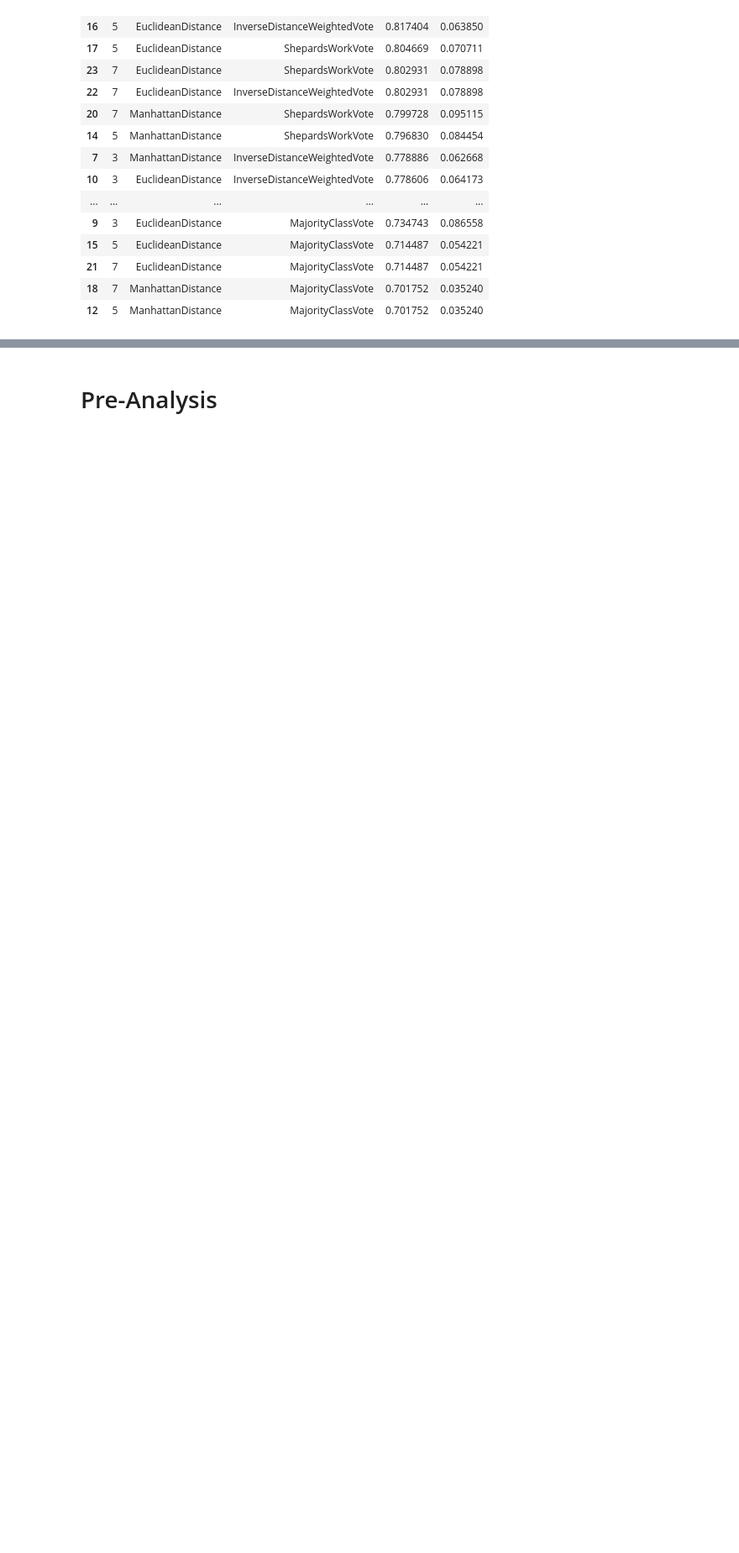
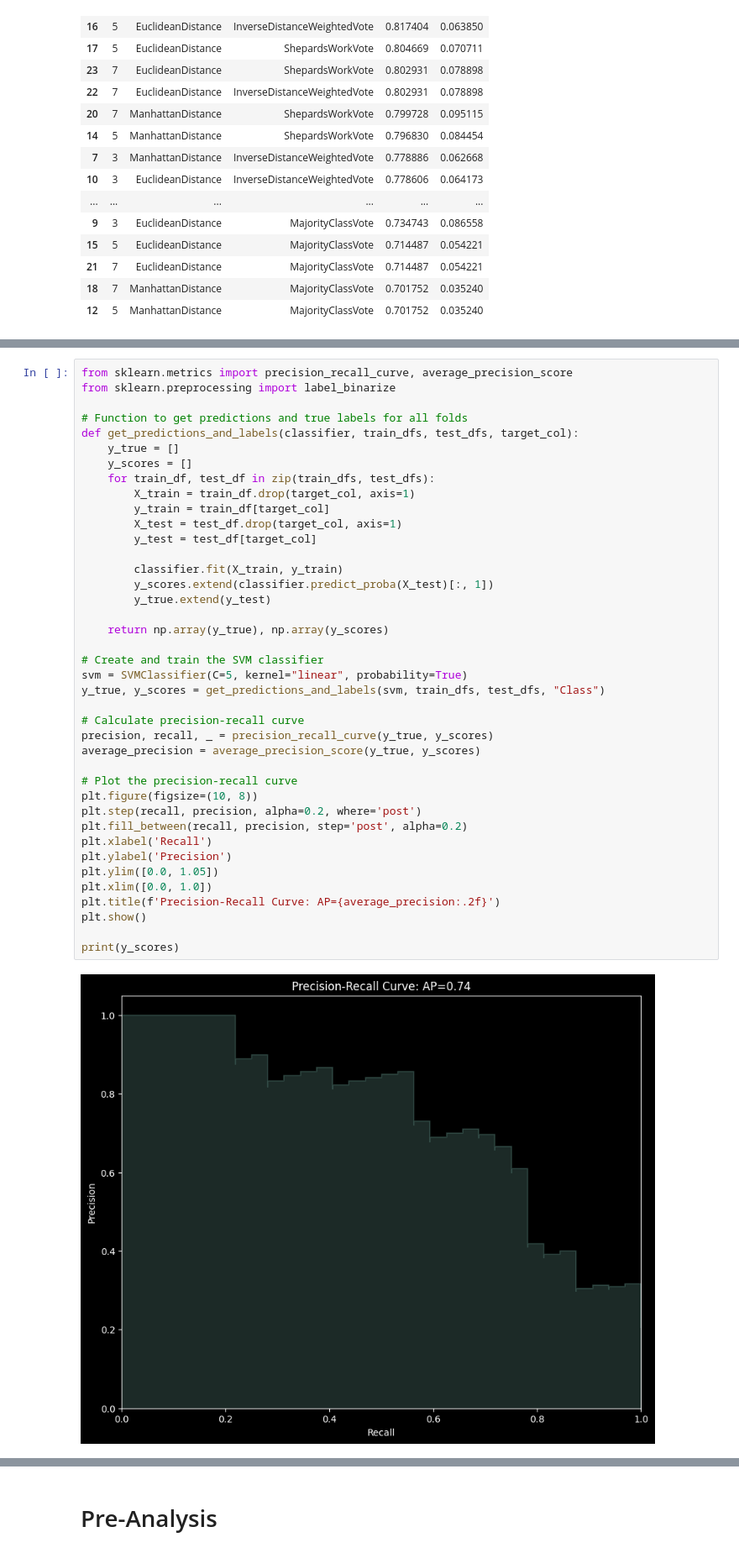
Before and after one commit to ZachParent/mai-intro-to-machine-learning, a Jupyter notebook: work2/hepatitis.ipynb, the cells around one changed output, grey strips where cells are left out. Shown at 84% size. Drawn from its saved outputs; the diff is of its cells as text; blank space fills up the shorter version.

```diff
--- a/work2/hepatitis.ipynb
+++ b/work2/hepatitis.ipynb
@@ -255,0 +256,42 @@ Specificity: 0.8768115942028986
+# %%
+from sklearn.metrics import precision_recall_curve, average_precision_score
+from sklearn.preprocessing import label_binarize
+
+# Function to get predictions and true labels for all folds
+def get_predictions_and_labels(classifier, train_dfs, test_dfs, target_col):
+    y_true = []
+    y_scores = []
+    for train_df, test_df in zip(train_dfs, test_dfs):
+        X_train = train_df.drop(target_col, axis=1)
+        y_train = train_df[target_col]
+        X_test = test_df.drop(target_col, axis=1)
+        y_test = test_df[target_col]
+
+        classifier.fit(X_train, y_train)
+        y_scores.extend(classifier.predict_proba(X_test)[:, 1])
+        y_true.extend(y_test)
+
+    return np.array(y_true), np.array(y_scores)
+
+# Create and train the SVM classifier
+svm = SVMClassifier(C=5, kernel="linear", probability=True)
+y_true, y_scores = get_predictions_and_labels(svm, train_dfs, test_dfs, "Class")
+
+# Calculate precision-recall curve
+precision, recall, _ = precision_recall_curve(y_true, y_scores)
+average_precision = average_precision_score(y_true, y_scores)
+
+# Plot the precision-recall curve
+plt.figure(figsize=(10, 8))
+plt.step(recall, precision, alpha=0.2, where='post')
+plt.fill_between(recall, precision, step='post', alpha=0.2)
+plt.xlabel('Recall')
+plt.ylabel('Precision')
+plt.ylim([0.0, 1.05])
+plt.xlim([0.0, 1.0])
+plt.title(f'Precision-Recall Curve: AP={average_precision:.2f}')
+plt.show()
+
+print(y_scores)
+# %% [output]
+[figure, added]
```
Also changed, not shown: parts of 10 cells of this notebook.
